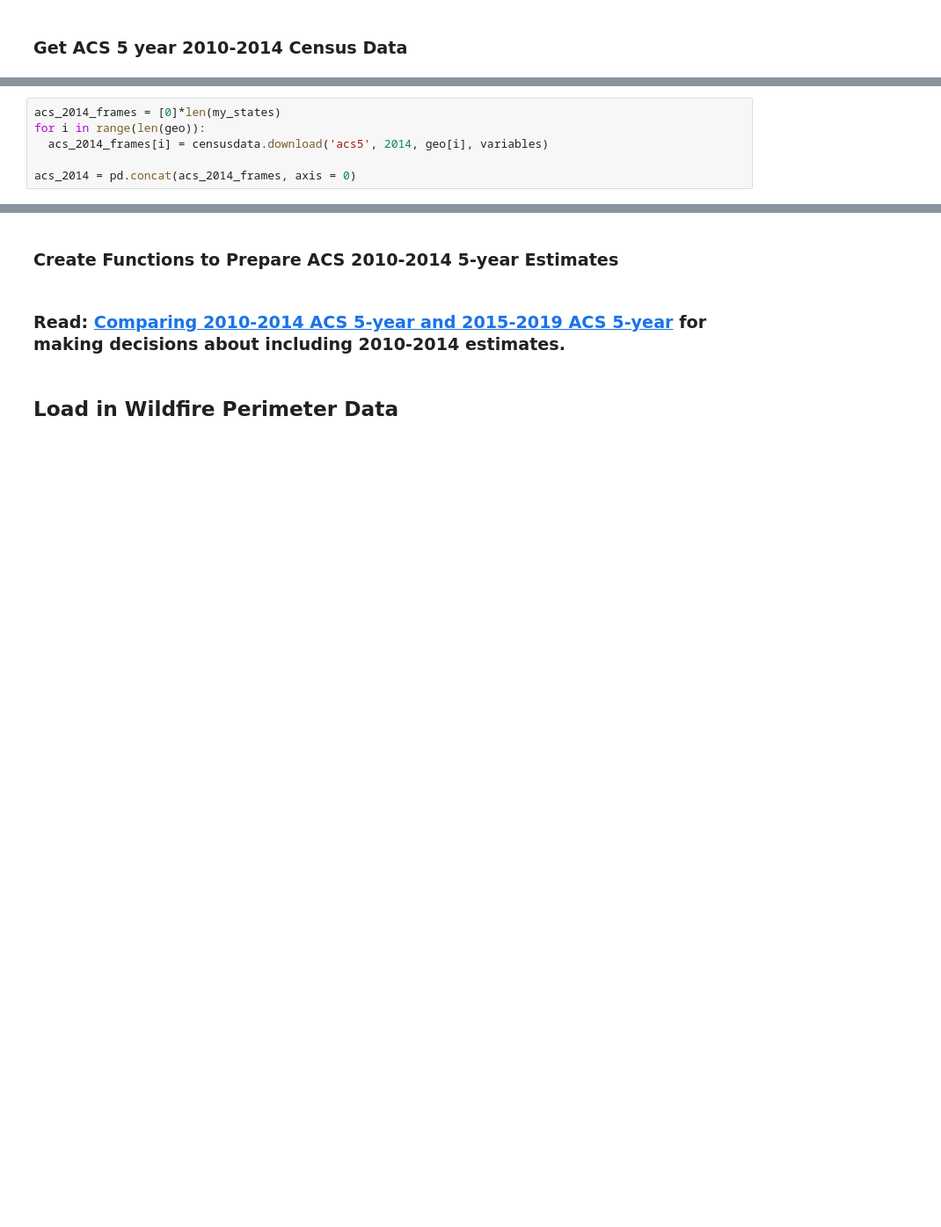
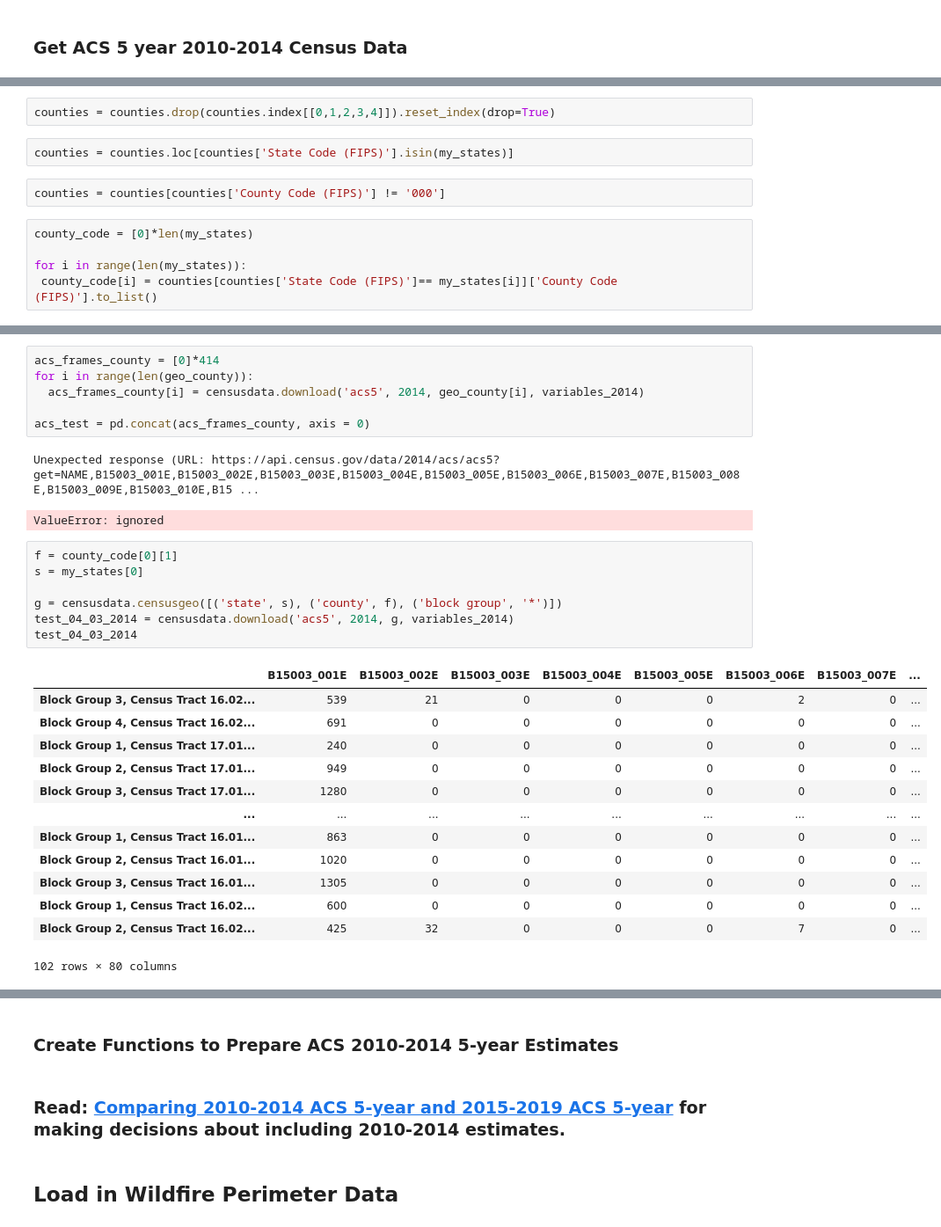
Before and after one commit to sheldonbirkett/econ499, a Jupyter notebook: ECON499_Census_Data_API.ipynb, the cells around one changed output, grey strips where cells are left out. Shown: that part at 88% size. Saved outputs shown, nothing was run; the diff lists cells and outputs as text; blank space fills up the shorter version.

```diff
--- a/ECON499_Census_Data_API.ipynb
+++ b/ECON499_Census_Data_API.ipynb
@@ -511,0 +292,11 @@ acs_2019_varnames
+# %%
+counties = counties.drop(counties.index[[0,1,2,3,4]]).reset_index(drop=True)
+# %%
+counties = counties.loc[counties['State Code (FIPS)'].isin(my_states)]
+# %%
+counties = counties[counties['County Code (FIPS)'] != '000']
+# %%
+county_code = [0]*len(my_states)
+
+for i in range(len(my_states)):
+ county_code[i] = counties[counties['State Code (FIPS)']== my_states[i]]['County Code (FIPS)'].to_list()
@@ -512,6 +316,30 @@ acs_2019_varnames
 # %%
-acs_2014_frames = [0]*len(my_states)
-for i in range(len(geo)):
-  acs_2014_frames[i] = censusdata.download('acs5', 2014, geo[i], variables)
+acs_frames_county = [0]*414
+for i in range(len(geo_county)):
+  acs_frames_county[i] = censusdata.download('acs5', 2014, geo_county[i], variables_2014)
 
-acs_2014 = pd.concat(acs_2014_frames, axis = 0)
+acs_test = pd.concat(acs_frames_county, axis = 0)
+# %% [output]
+Unexpected response (URL: https://api.census.gov/data/2014/acs/acs5?get=NAME,B15003_001E,B15003_002E,B15003_003E,B15003_004E,B15003_005E,B15003_006E,B15003_007E,B15003_008E,B15003_009E,B15003_010E,B15 ...
+ValueError: ignored
+# %%
+f = county_code[0][1]
+s = my_states[0]
+
+g = censusdata.censusgeo([('state', s), ('county', f), ('block group', '*')])
+test_04_03_2014 = censusdata.download('acs5', 2014, g, variables_2014)
+test_04_03_2014
+# %% [output]
+|  | B15003_001E | B15003_002E | B15003_003E | B15003_004E | B15003_005E | B15003_006E | B15003_007E | ... |
+| Block Group 3, Census Tract 16.02... | 539 | 21 | 0 | 0 | 0 | 2 | 0 | ... |
+| Block Group 4, Census Tract 16.02... | 691 | 0 | 0 | 0 | 0 | 0 | 0 | ... |
+| Block Group 1, Census Tract 17.01... | 240 | 0 | 0 | 0 | 0 | 0 | 0 | ... |
+| Block Group 2, Census Tract 17.01... | 949 | 0 | 0 | 0 | 0 | 0 | 0 | ... |
+| Block Group 3, Census Tract 17.01... | 1280 | 0 | 0 | 0 | 0 | 0 | 0 | ... |
+| ... | ... | ... | ... | ... | ... | ... | ... | ... |
+| Block Group 1, Census Tract 16.01... | 863 | 0 | 0 | 0 | 0 | 0 | 0 | ... |
+| Block Group 2, Census Tract 16.01... | 1020 | 0 | 0 | 0 | 0 | 0 | 0 | ... |
+| Block Group 3, Census Tract 16.01... | 1305 | 0 | 0 | 0 | 0 | 0 | 0 | ... |
+| Block Group 1, Census Tract 16.02... | 600 | 0 | 0 | 0 | 0 | 0 | 0 | ... |
+| Block Group 2, Census Tract 16.02... | 425 | 32 | 0 | 0 | 0 | 7 | 0 | ... |
+102 rows × 80 columns
```
Also changed, not shown: parts of 57 cells of this notebook.
